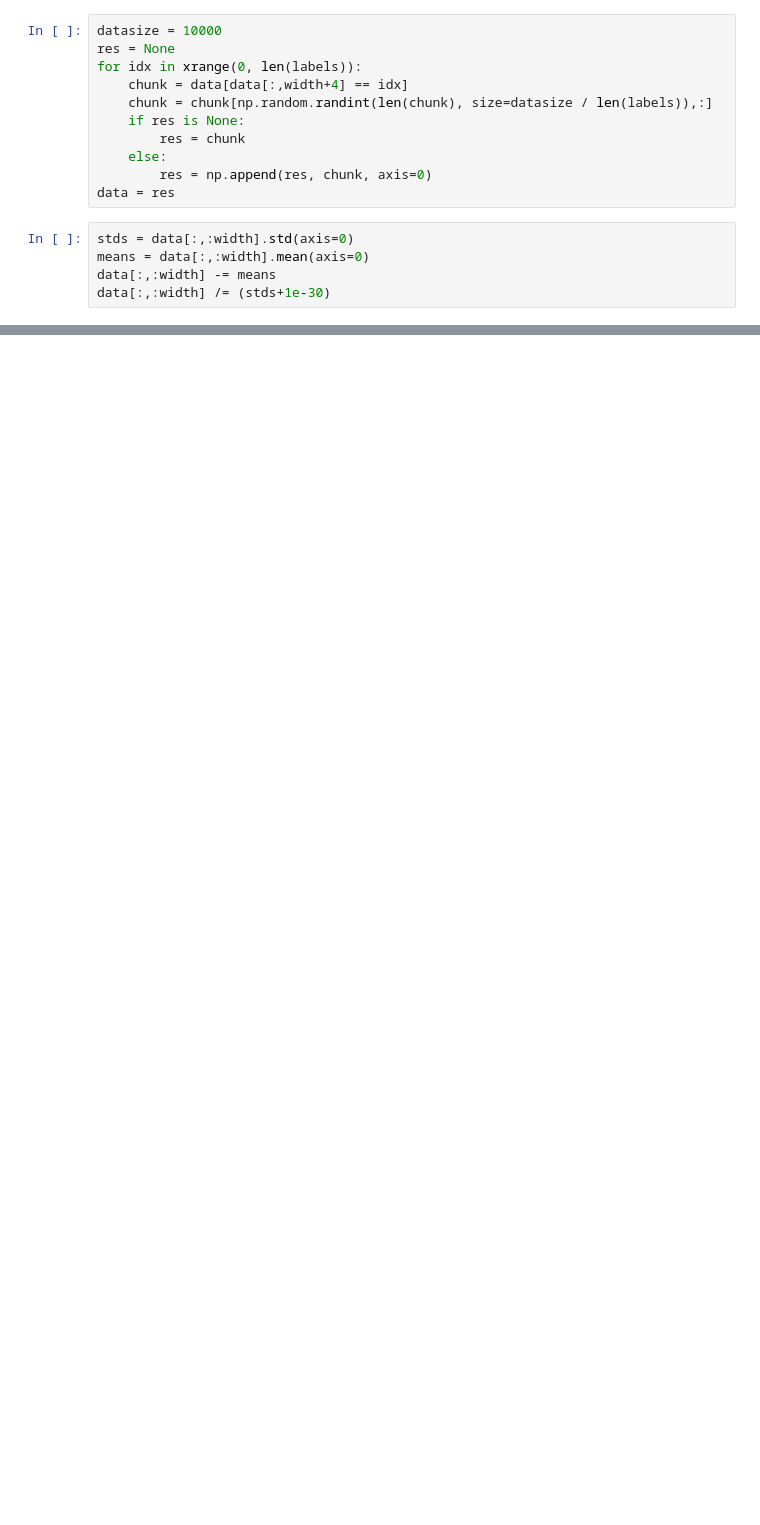
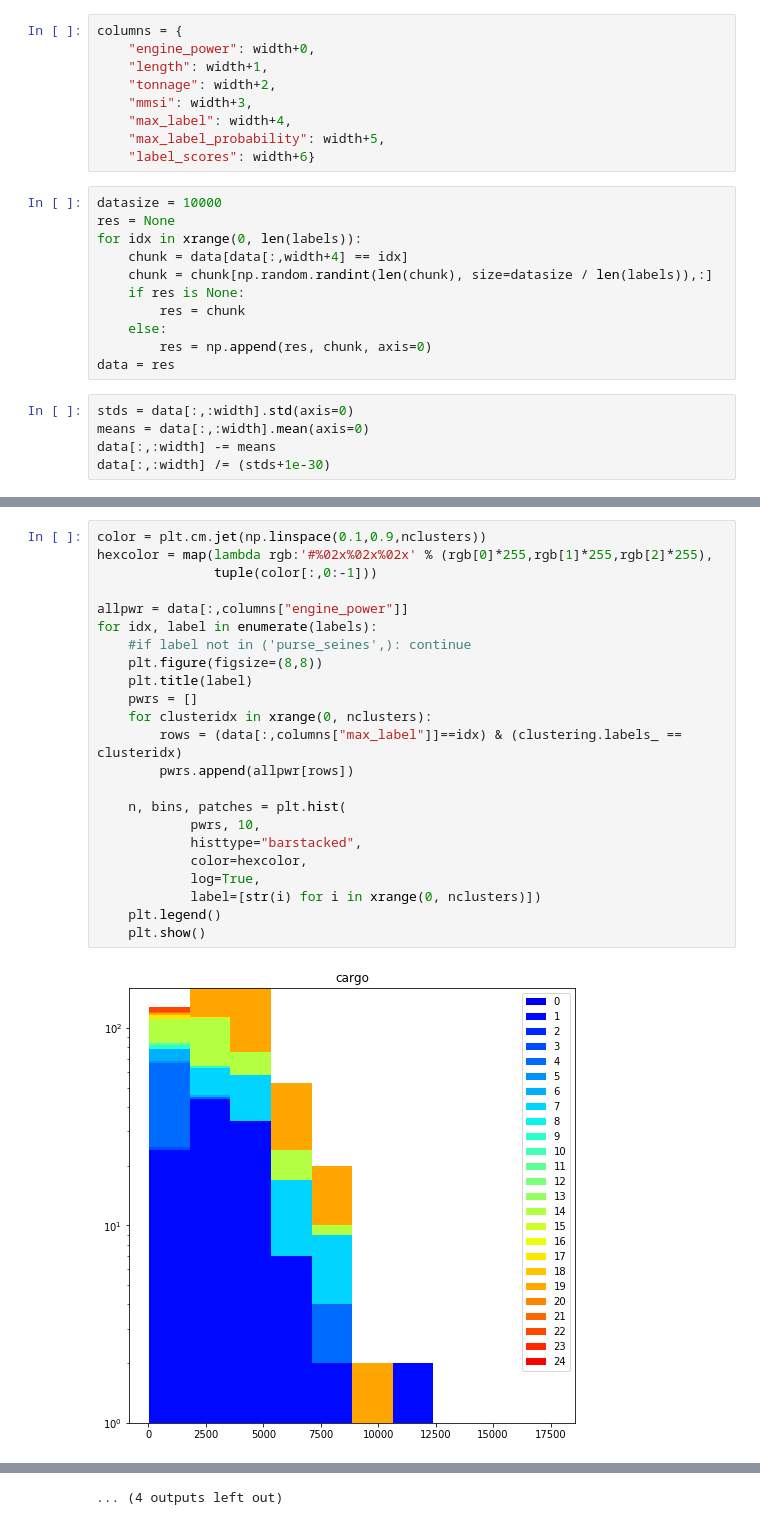
Before and after one commit to GlobalFishingWatch/vessels_gear_embedding, a Jupyter notebook: vessels_gear_embedding.ipynb, the cells around one changed output, grey strips where cells are left out. Saved outputs shown, nothing was run; the diff lists cells and outputs as text; blank space fills up the shorter version.

```diff
--- a/vessels_gear_embedding.ipynb
+++ b/vessels_gear_embedding.ipynb
@@ -49,6 +50,15 @@ width = 19200
 labels = ['cargo', 'tanker', 'trawlers', 'sailing', 'set_gillnets', 'pole_and_line', 'motor_passenger', 'reefer', 'tug', 'set_longlines', 'pots_and_traps', 'other_not_fishing', 'gear', 'squid_jigger', 'seismic_vessel', 'purse_seines', 'drifting_longlines', 'other_fishing', 'trollers']
 label_to_idx = {label: idx for idx, label in enumerate(labels)}
 idx_to_label = {idx: label for idx, label in enumerate(labels)}
+# %%
+columns = {
+    "engine_power": width+0,
+    "length": width+1,
+    "tonnage": width+2,
+    "mmsi": width+3,
+    "max_label": width+4,
+    "max_label_probability": width+5,
+    "label_scores": width+6}
 # %%
 datasize = 10000
 res = None
@@ -90,0 +98,25 @@ Confusion matrix, without normalization
+# %%
+color = plt.cm.jet(np.linspace(0.1,0.9,nclusters))
+hexcolor = map(lambda rgb:'#%02x%02x%02x' % (rgb[0]*255,rgb[1]*255,rgb[2]*255),
+               tuple(color[:,0:-1]))
+
+allpwr = data[:,columns["engine_power"]]
+for idx, label in enumerate(labels):
+    #if label not in ('purse_seines',): continue
+    plt.figure(figsize=(8,8))
+    plt.title(label)
+    pwrs = []
+    for clusteridx in xrange(0, nclusters):
+        rows = (data[:,columns["max_label"]]==idx) & (clustering.labels_ == clusteridx)
+        pwrs.append(allpwr[rows])
+
+    n, bins, patches = plt.hist(
+            pwrs, 10,
+            histtype="barstacked",
+            color=hexcolor,
+            log=True,
+            label=[str(i) for i in xrange(0, nclusters)])
+    plt.legend()
+    plt.show()
+# %% [output]
+[figure, added]
@@ -90,0 +134 @@ Confusion matrix, without normalization
+... (4 outputs left out)
```
Also changed, not shown: parts of 7 cells of this notebook.
